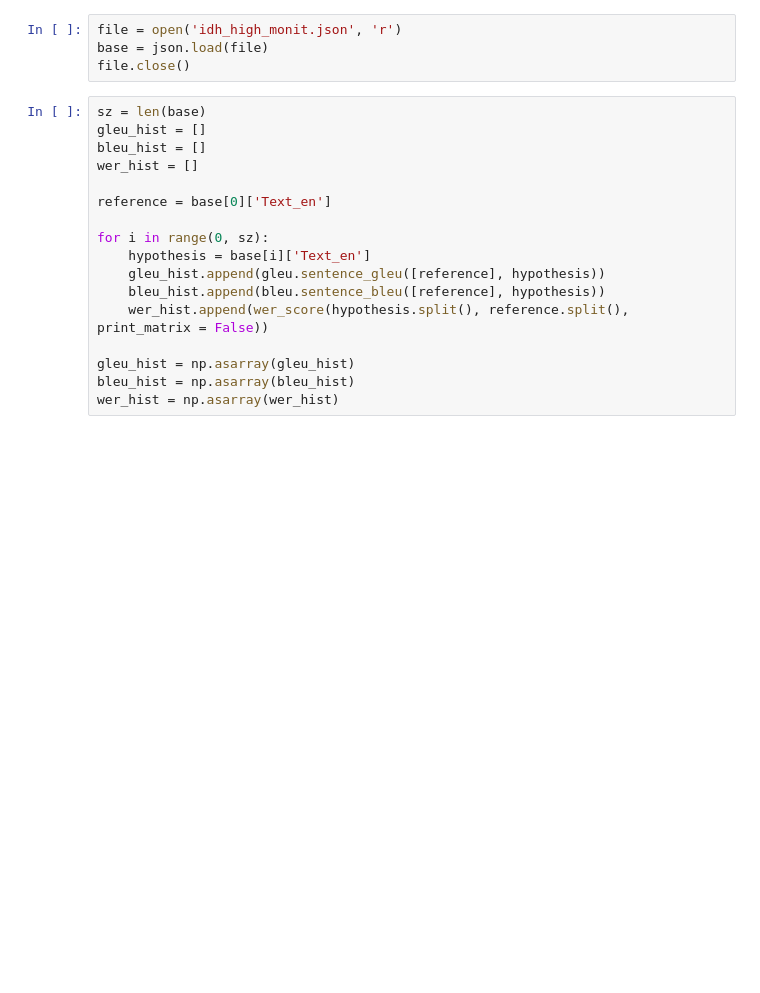
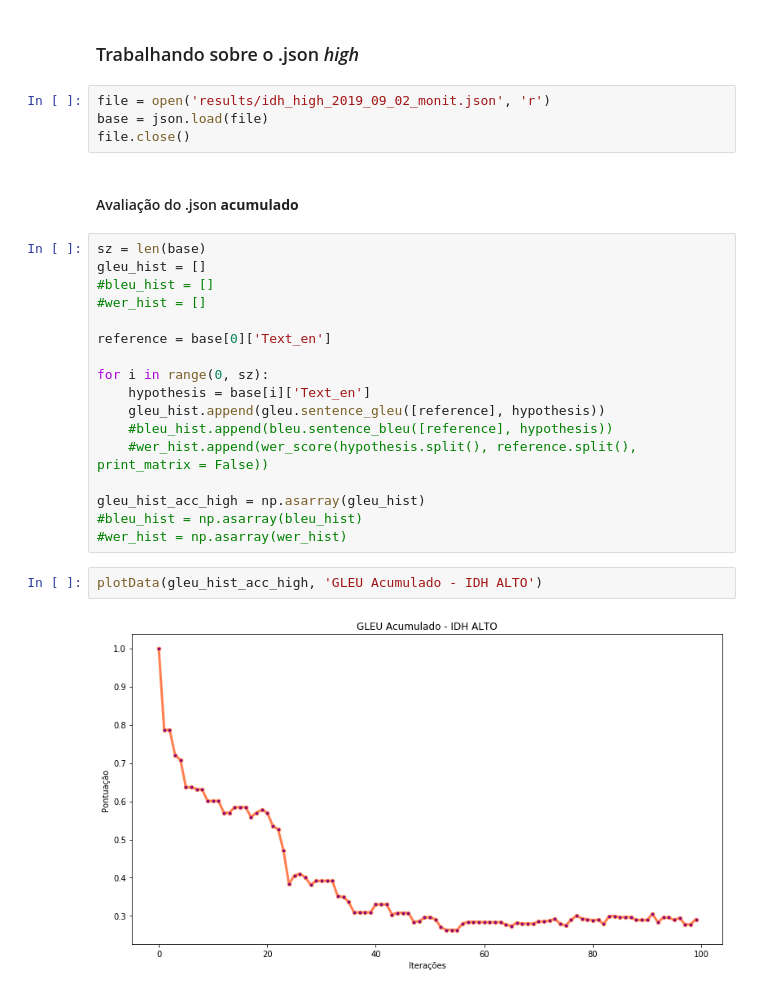
Before and after one commit to gecid-aia/babel, a Jupyter notebook: exploring_results.ipynb, the cells around one changed output. Cells and saved outputs as stored; diff of their text form; blank space fills up the shorter version.

```diff
--- a/exploring_results.ipynb
+++ b/exploring_results.ipynb
@@ -57,23 +65,31 @@ def plotData(history, title, log = False, x = None, size = None, regression = Fa
     plt.show()
+# %% [markdown]
+### Trabalhando sobre o .json *high*
 # %%
-file = open('idh_high_monit.json', 'r')
+file = open('results/idh_high_2019_09_02_monit.json', 'r')
 base = json.load(file)
 file.close()
+# %% [markdown]
+#### Avaliação do .json **acumulado**
 # %%
 sz = len(base)
 gleu_hist = []
-bleu_hist = []
-wer_hist = []
+#bleu_hist = []
+#wer_hist = []
 
 reference = base[0]['Text_en']
 
 for i in range(0, sz):
     hypothesis = base[i]['Text_en']
     gleu_hist.append(gleu.sentence_gleu([reference], hypothesis))
-    bleu_hist.append(bleu.sentence_bleu([reference], hypothesis))
-    wer_hist.append(wer_score(hypothesis.split(), reference.split(), print_matrix = False))
+    #bleu_hist.append(bleu.sentence_bleu([reference], hypothesis))
+    #wer_hist.append(wer_score(hypothesis.split(), reference.split(), print_matrix = False))
 
-gleu_hist = np.asarray(gleu_hist)
-bleu_hist = np.asarray(bleu_hist)
-wer_hist = np.asarray(wer_hist)
+gleu_hist_acc_high = np.asarray(gleu_hist)
+#bleu_hist = np.asarray(bleu_hist)
+#wer_hist = np.asarray(wer_hist)
+# %%
+plotData(gleu_hist_acc_high, 'GLEU Acumulado - IDH ALTO')
+# %% [output]
+[figure, added]
 # %%
```
Also changed, not shown: parts of 19 cells of this notebook, 2 other files.
